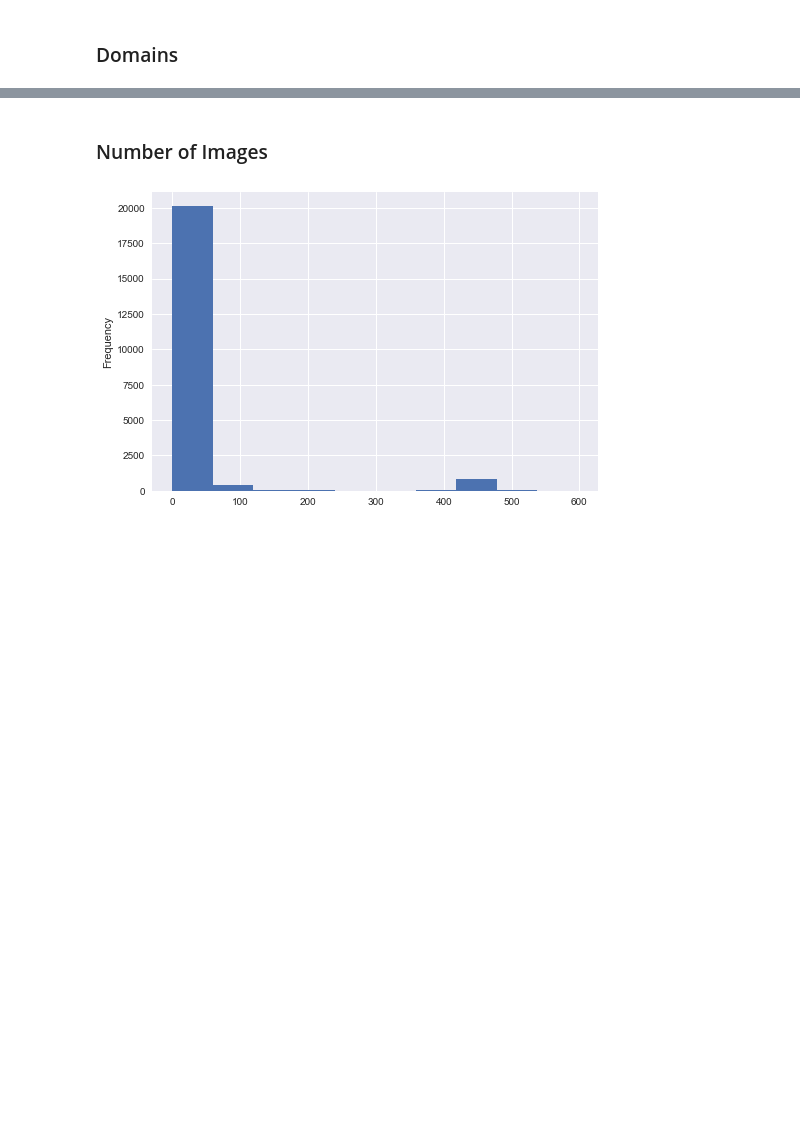
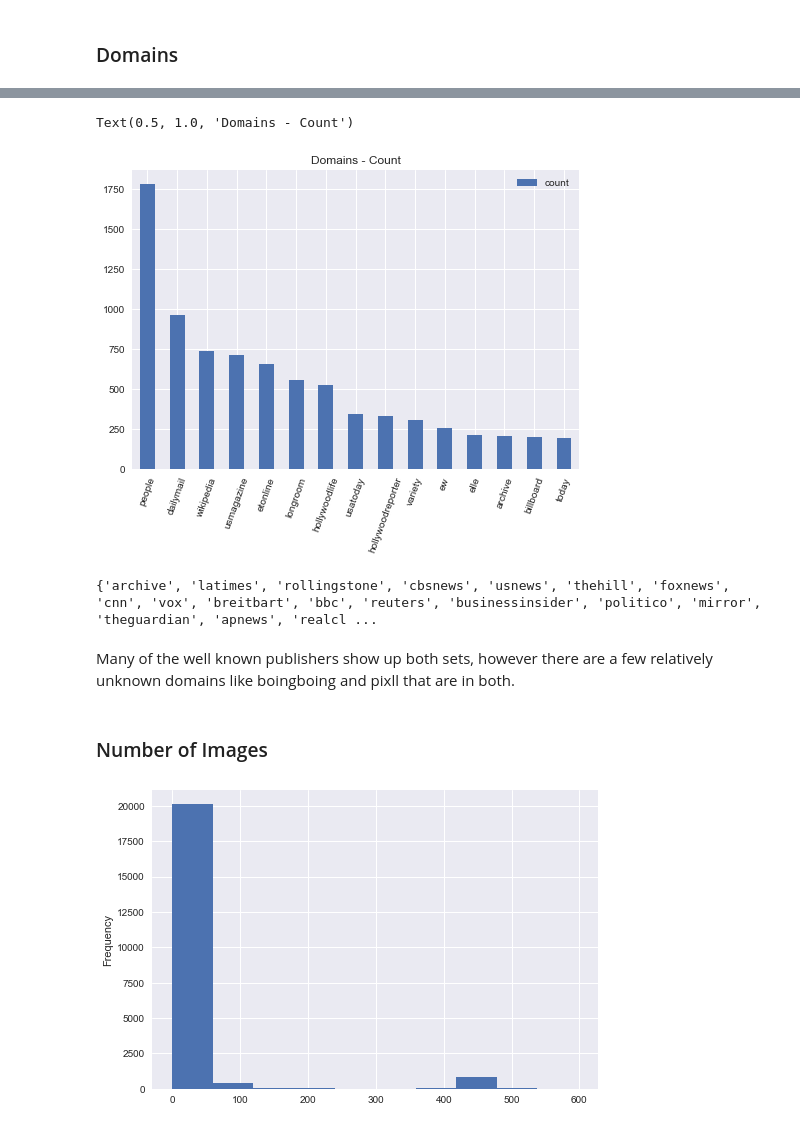
Before and after one commit to carlosbrown2/fake-news-detection, a Jupyter notebook: Capstone Project 2.ipynb, the cells around one changed output, grey strips where cells are left out. Drawn from its saved outputs; the diff is of its cells as text; code cells hidden in the pictures; blank space fills up the shorter version.

```diff
--- a/Capstone Project 2.ipynb
+++ b/Capstone Project 2.ipynb
@@ -148,3 +174,21 @@ domains.head(10)
+# %%
+plt.style.use('seaborn')
+domains.head(15).plot(kind='bar')
+plt.xticks(rotation=70)
+plt.title('Domains - Count')
+# %% [output]
+Text(0.5, 1.0, 'Domains - Count')
+[figure, added]
+# %%
+#what domains are common between the two datasets?
+polset = set(df_pol_real.domain.unique()).union(set(df_pol_fake.domain.unique()))
+gosset = set(df_gos_real.domain.unique()).union(set(df_gos_fake.domain.unique()))
+intersect = polset.intersection(gosset)
+print(intersect)
+# %% [output]
+{'archive', 'latimes', 'rollingstone', 'cbsnews', 'usnews', 'thehill', 'foxnews', 'cnn', 'vox', 'breitbart', 'bbc', 'reuters', 'businessinsider', 'politico', 'mirror', 'theguardian', 'apnews', 'realcl ...
+# %% [markdown]
+Many of the well known publishers show up both sets, however there are a few relatively unknown domains like boingboing and pixll that are in both.
 # %% [markdown]
 ### Number of Images
 # %%
```
Also changed, not shown: parts of 54 cells of this notebook, 2 other files.
